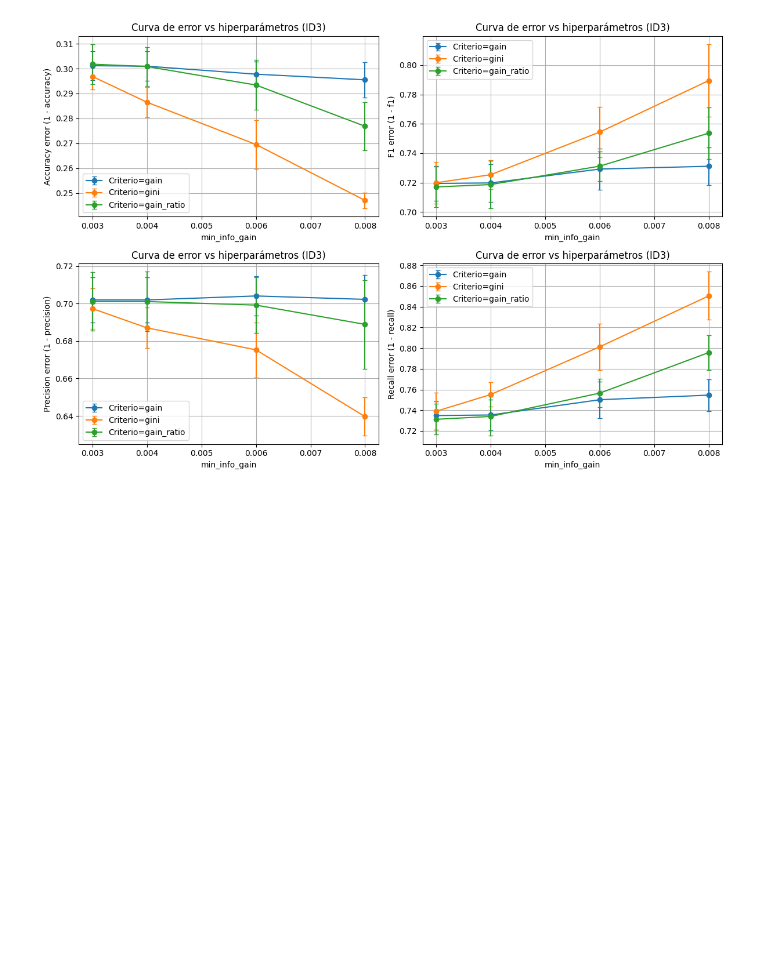
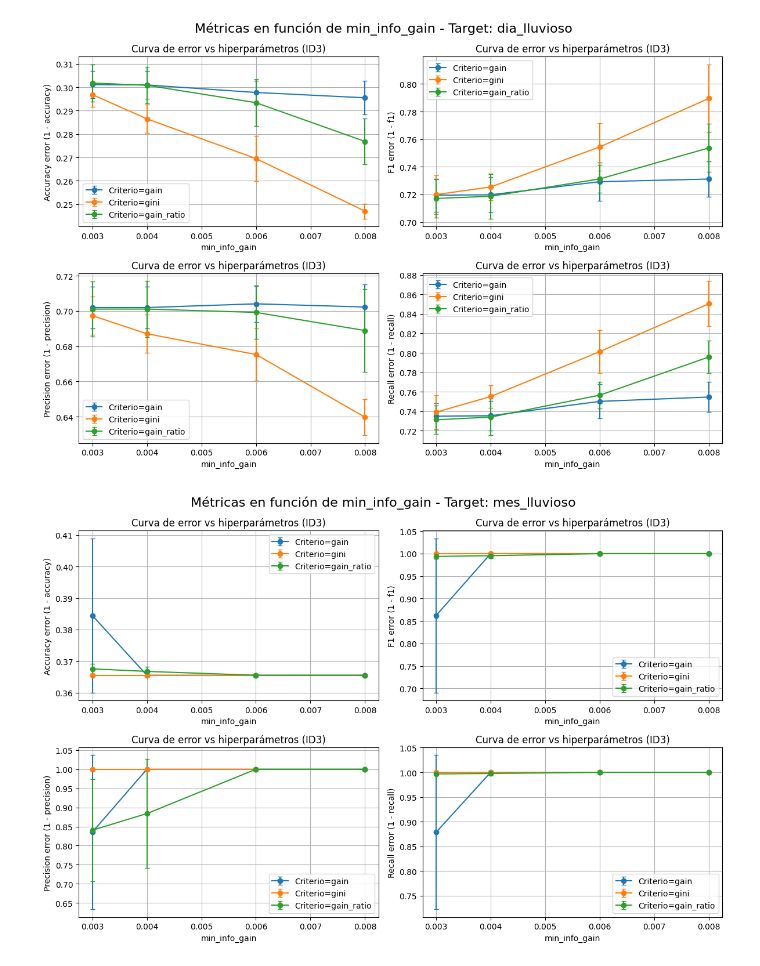
Before and after one commit to Ezequiel-Capo/MachineLearningLab, a Jupyter notebook: LAB1/Script/evaluacion_modelos.ipynb, the cells around one changed output. Cells and saved outputs as stored; diff of their text form; code cells hidden in the pictures; blank space fills up the shorter version.

```diff
--- a/LAB1/Script/evaluacion_modelos.ipynb
+++ b/LAB1/Script/evaluacion_modelos.ipynb
@@ -13,6 +13,8 @@ importlib.reload(t)
 
 # Carga dataset
 S = t.cargarDataset("data_dia1")
+
+resultados_validacion_id3 = {}
 
 for target in y_config:
 
@@ -30,6 +32,8 @@ for target in y_config:
 
     # Validación cruzada para selección de hiperparámetros
     df_validacion_id3, best_cfg_F, best_cfg_A, best_cfg_P, best_cfg_R = t.validarModelo(X_train, y_train, n_splits=5, criterios=criterios, hiperparams=min_info_gains)
+
+    resultados_validacion_id3[target] = df_validacion_id3
 
     print("\n Resultados CV para target:", target)
     print(df_validacion_id3.round(4).to_string(index=False))
@@ -55,19 +86,21 @@ KeyboardInterrupt:
 # %%
 import matplotlib.pyplot as plt
-fig, axs = plt.subplots(2, 2, figsize=(12, 8))
 
-for target, df_val in zip(y_config, [df_validacion_id3_dia_lluvioso, df_validacion_id3_mes_lluvioso]):
+for targete, df_val in resultados_validacion_id3.items():
+    fig, axs = plt.subplots(2, 2, figsize=(12, 8))
+
     t.funcGraficaError(df_val, metric="accuracy", modelo="ID3", ax=axs[0,0])
     t.funcGraficaError(df_val, metric="f1", modelo="ID3", ax=axs[0,1])
     t.funcGraficaError(df_val, metric="precision", modelo="ID3", ax=axs[1,0])
     t.funcGraficaError(df_val, metric="recall", modelo="ID3", ax=axs[1,1])
 
-    fig.suptitle(f"Métricas en función de min_info_gain — {target}", fontsize=16)
+    fig.suptitle(f"Métricas en función de min_info_gain - Target: {targete}", fontsize=16)
     plt.tight_layout()
     plt.show()
 
 #tiempo est: 1seg
 # %% [output]
-[figure, old version]
+[figure, new version]
+[figure, added]
 # %%
 # Evaluación final en test según mejores configuraciones ID3 modificado
```
Also changed, not shown: parts of 5 cells of this notebook, 4 other files.
